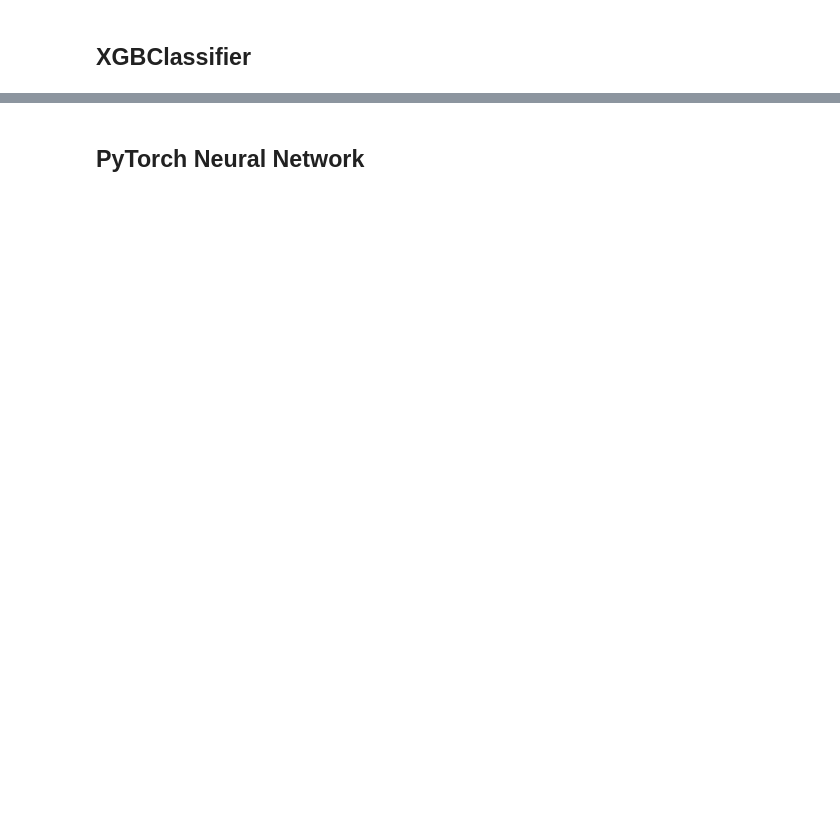
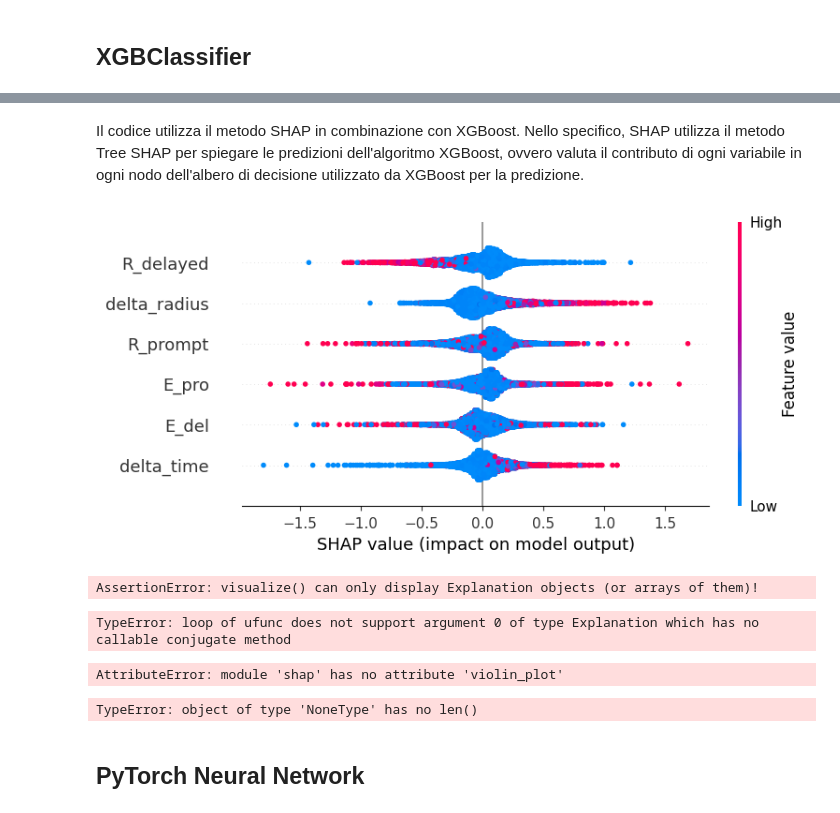
Before and after one commit to Fabiocufino/Thesis, a Jupyter notebook: Analysis/FeaturesCreation/train_dataset_creation.ipynb, the cells around one changed output, grey strips where cells are left out. Cells and saved outputs as stored; diff of their text form; code cells hidden in the pictures; blank space fills up the shorter version.

```diff
--- a/Analysis/FeaturesCreation/train_dataset_creation.ipynb
+++ b/Analysis/FeaturesCreation/train_dataset_creation.ipynb
@@ -433,3 +446,35 @@ Thresh=0.172, n=1, Accuracy: 90.28%
+# %% [markdown]
+Il codice utilizza il metodo SHAP in combinazione con  XGBoost. Nello specifico, SHAP utilizza il metodo Tree SHAP per spiegare le predizioni dell'algoritmo XGBoost, ovvero valuta il contributo di ogni variabile in ogni nodo dell'albero di decisione utilizzato da XGBoost per la predizione.
+# %%
+import shap
+
+# Crea un oggetto explainer SHAP
+explainer = shap.Explainer(model, X_train)
+
+# Calcola i valori di Shapley per il set di test
+shap_values = explainer(X_test)
+
+# Plotta il summary plot di SHAP
+shap.summary_plot(shap_values, X_test, feature_names=feature_names)
+# %% [output]
+[figure, added]
+# %%
+shap.force_plot(explainer.expected_value, shap_values[0,:], X[0,:], feature_names=feature_names)
+# %% [output]
+AssertionError: visualize() can only display Explanation objects (or arrays of them)!
+# %%
+shap.dependence_plot("delta_radius", shap_values, X_test, feature_names=feature_names)
+# %% [output]
+TypeError: loop of ufunc does not support argument 0 of type Explanation which has no callable conjugate method
+# %%
+# Plotta il violin plot di SHAP
+shap.violin_plot(shap_values, X_test)
+# %% [output]
+AttributeError: module 'shap' has no attribute 'violin_plot'
+# %%
+shap.plots.scatter(shap_values[0], color=shap_values)
+# %% [output]
+TypeError: object of type 'NoneType' has no len()
 # %% [markdown]
 ## PyTorch Neural Network
 # %%
```
Also changed, not shown: parts of 21 cells of this notebook, 3 other files.
